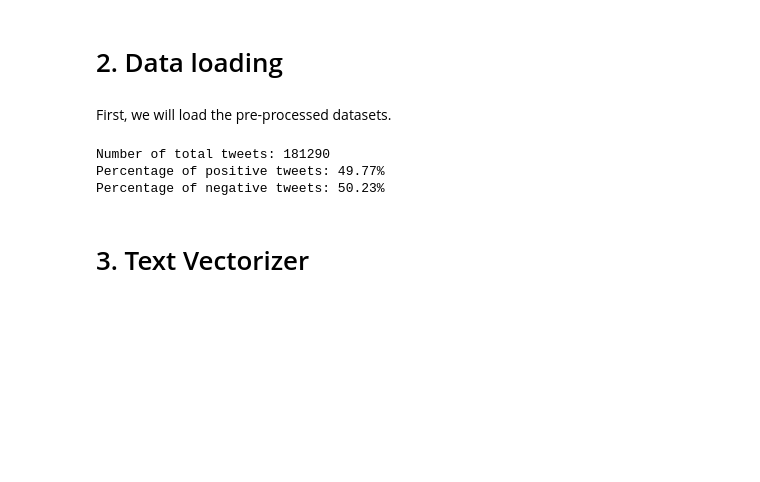
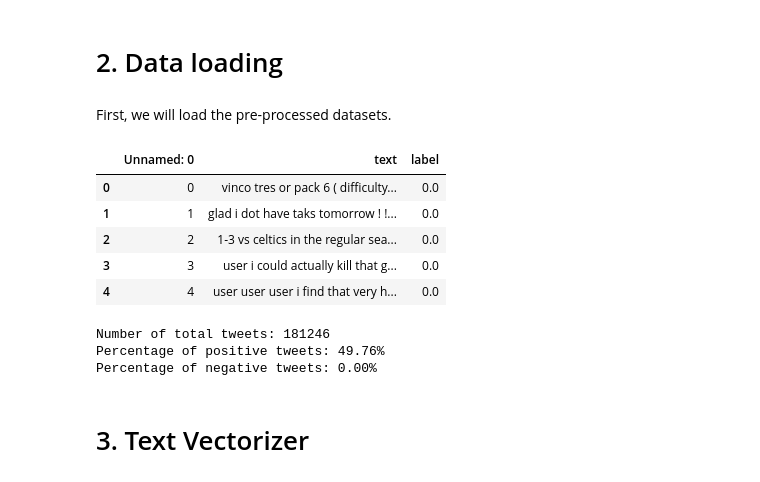
Before and after one commit to CS-433/ml-project-2-big-three, a Jupyter notebook: notebooks/model_SGD.ipynb, the cells around one changed output. Cells and saved outputs as stored; diff of their text form; code cells hidden in the pictures; blank space fills up the shorter version.

```diff
--- a/notebooks/model_SGD.ipynb
+++ b/notebooks/model_SGD.ipynb
@@ -21,7 +30,16 @@ from gensim.models import KeyedVectors
 First, we will load the pre-processed datasets.
 # %%
 # Load the data
-data_train = load_preprocessed_data()
+data_train = pd.read_csv(DataPath.ML_TRAIN_CROPPED)
+data_train = data_train.drop_duplicates()
+data_train.head()
+# %% [output]
+|  | Unnamed: 0 | text | label |
+| 0 | 0 | vinco tres or pack 6 ( difficulty... | 0.0 |
+| 1 | 1 | glad i dot have taks tomorrow ! !... | 0.0 |
+| 2 | 2 | 1-3 vs celtics in the regular sea... | 0.0 |
+| 3 | 3 | user i could actually kill that g... | 0.0 |
+| 4 | 4 | user user user i find that very h... | 0.0 |
 # %%
 # Calculate the number of positive and negative tweets
 num_positive = len(data_train[data_train["label"] == 1])
@@ -37,8 +55,8 @@ print("Number of total tweets:", total_tweets)
 print("Percentage of positive tweets: {:.2f}%".format(perc_positive))
 print("Percentage of negative tweets: {:.2f}%".format(perc_negative))
 # %% [output]
-Number of total tweets: 181290
-Percentage of positive tweets: 49.77%
-Percentage of negative tweets: 50.23%
+Number of total tweets: 181246
+Percentage of positive tweets: 49.76%
+Percentage of negative tweets: 0.00%
 # %%
 # Split the data into training and testing sets
```
Also changed, not shown: parts of 8 cells of this notebook, 9 other files.
